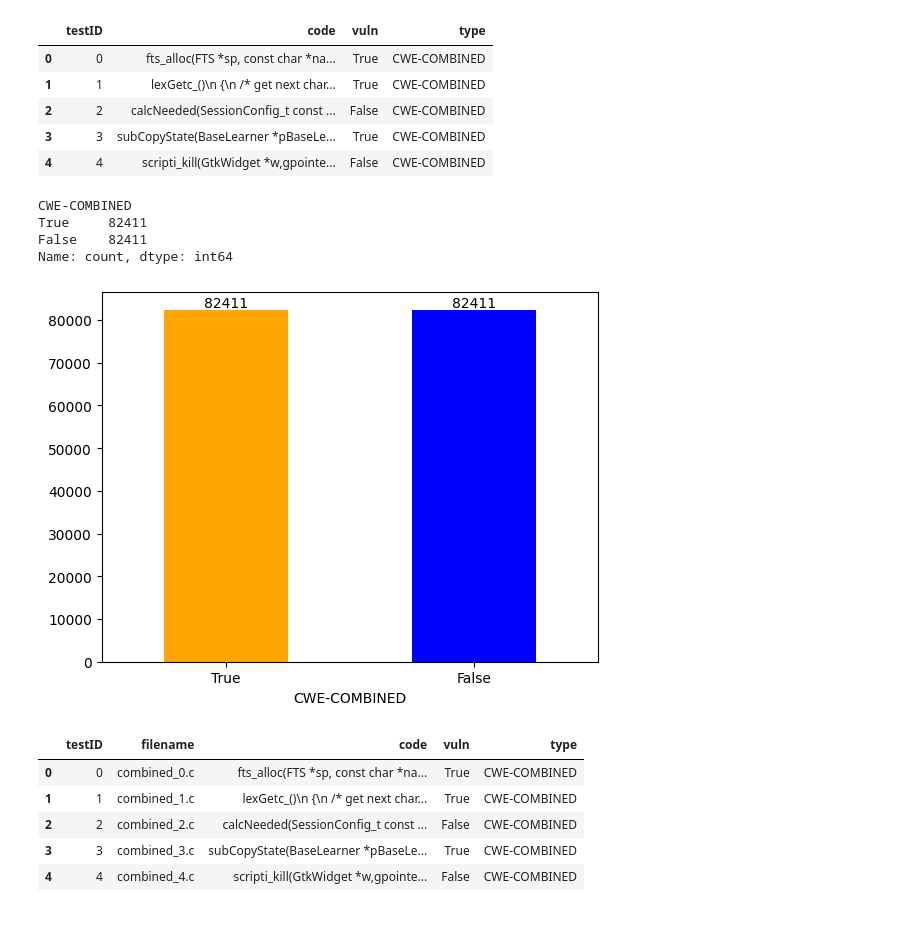
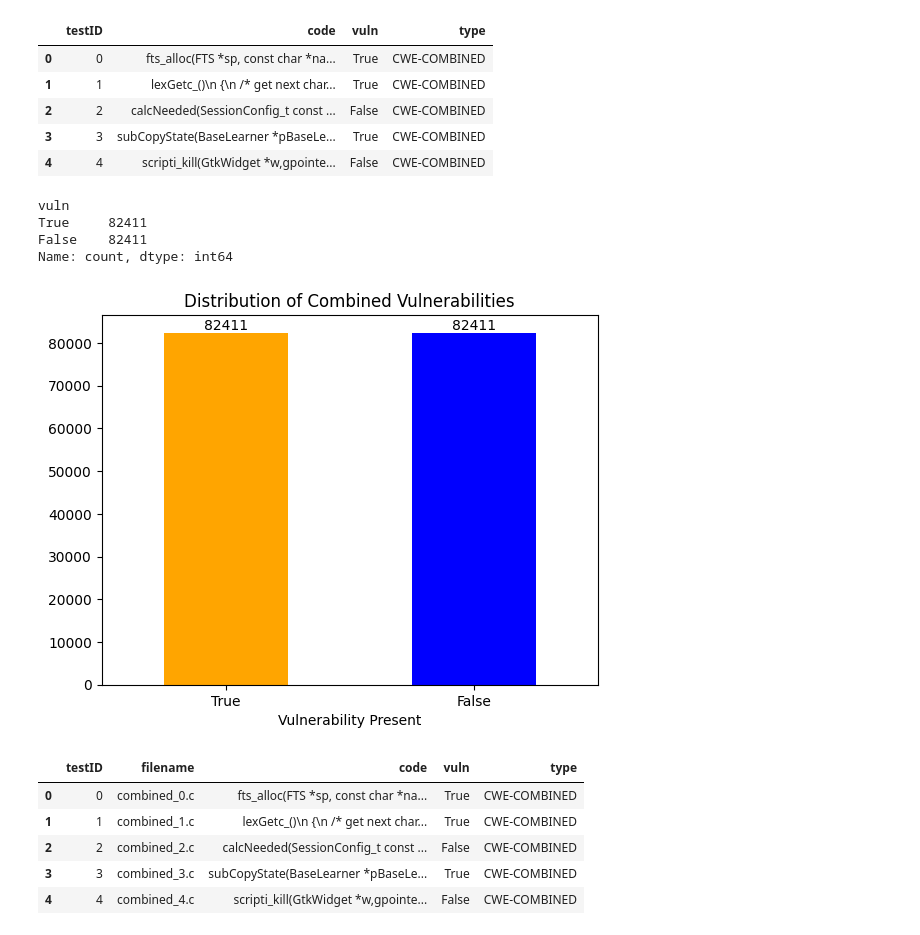
Before and after one commit to LunarArtemis/VulScanner, a Jupyter notebook: Data_Preprocess.ipynb, the cells around one changed output. Saved outputs shown, nothing was run; the diff lists cells and outputs as text; code cells hidden in the pictures.

```diff
--- a/Data_Preprocess.ipynb
+++ b/Data_Preprocess.ipynb
@@ -482,21 +481,23 @@ normalize_combined.head()
 | 4 | 4 | scripti_kill(GtkWidget *w,gpointe... | False | CWE-COMBINED |
 # %%
 # plot the distribution of combined vulnerabilities
-counts = normalize_combined['CWE-COMBINED'].value_counts()
+counts = normalize_combined['vuln'].value_counts()
 ax = counts.plot(kind='bar', color=['orange', 'blue'])
 plt.xticks(rotation=0)
+plt.title('Distribution of Combined Vulnerabilities')
+plt.xlabel('Vulnerability Present')
 
 # Add count labels on top of each bar
 for i, v in enumerate(counts):
     ax.text(i, v, str(v), ha='center', va='bottom')
 print(counts)
 plt.show()
 # %% [output]
-CWE-COMBINED
+vuln
 True     82411
 False    82411
 Name: count, dtype: int64
-[figure, old version]
+[figure, new version]
 # %%
 # Add filename column to the normalized combined dataframe
 normalize_combined = add_filename_column(normalize_combined, "combined")
```
Also changed, not shown: parts of 4 cells of this notebook, 1 other file.
